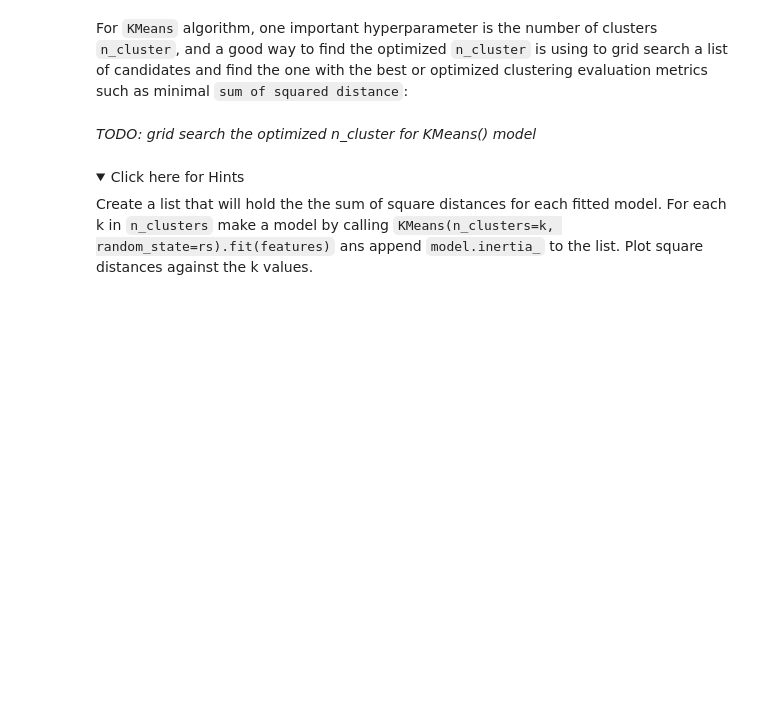
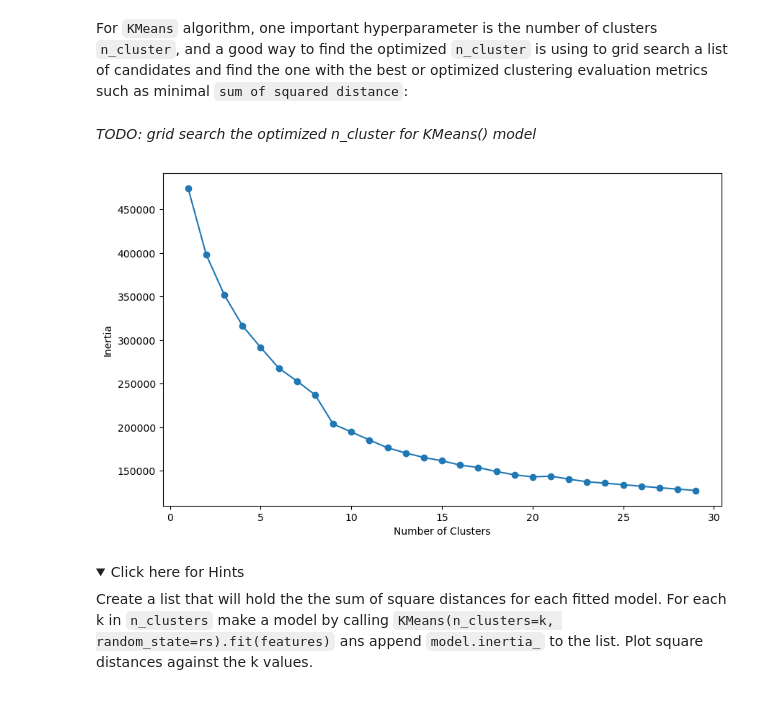
Before and after one commit to a3609640/IBM_machine_learning, a Jupyter notebook: Capstone/6.2.3_lab_jupyter_content_clustering.ipynb, the cells around one changed output. Saved outputs shown, nothing was run; the diff lists cells and outputs as text; code cells hidden in the pictures; folded sections open; blank space fills up the shorter version.

```diff
--- a/Capstone/6.2.3_lab_jupyter_content_clustering.ipynb
+++ b/Capstone/6.2.3_lab_jupyter_content_clustering.ipynb
@@ -124,3 +213,27 @@ _TODO: grid search the optimized n_cluster for KMeans() model_
+# %%
+# Initialize an empty list to store the sum of squared distances for each model
+inertia = []
+
+# Define a range of candidate values for the number of clusters
+list_num_clusters = list(range(1,30))
+
+# Perform K-means clustering for each candidate value of k
+for num_clusters in list_num_clusters:
+    km = KMeans(n_clusters=num_clusters, random_state=rs)
+    km.fit(features)
+    # Append the sum of squared distances to the list
+    inertia.append(km.inertia_)
+
+# Plot the sum of squared distances against the number of clusters
+plt.figure(figsize=(10, 6))
+plt.plot(list_num_clusters,inertia)
+plt.scatter(list_num_clusters,inertia)
+plt.tick_params(axis='both', which='both', bottom=True, left=True)
+plt.xlabel('Number of Clusters')
+plt.ylabel('Inertia');
+# Find an optimized number of neighors k from a candidate list such as list_k = list(range(1, 30))
+# %% [output]
+[figure, added]
 # %% [markdown]
 <details>
     <summary>Click here for Hints</summary>
```
Also changed, not shown: parts of 65 cells of this notebook, 2 other files.
